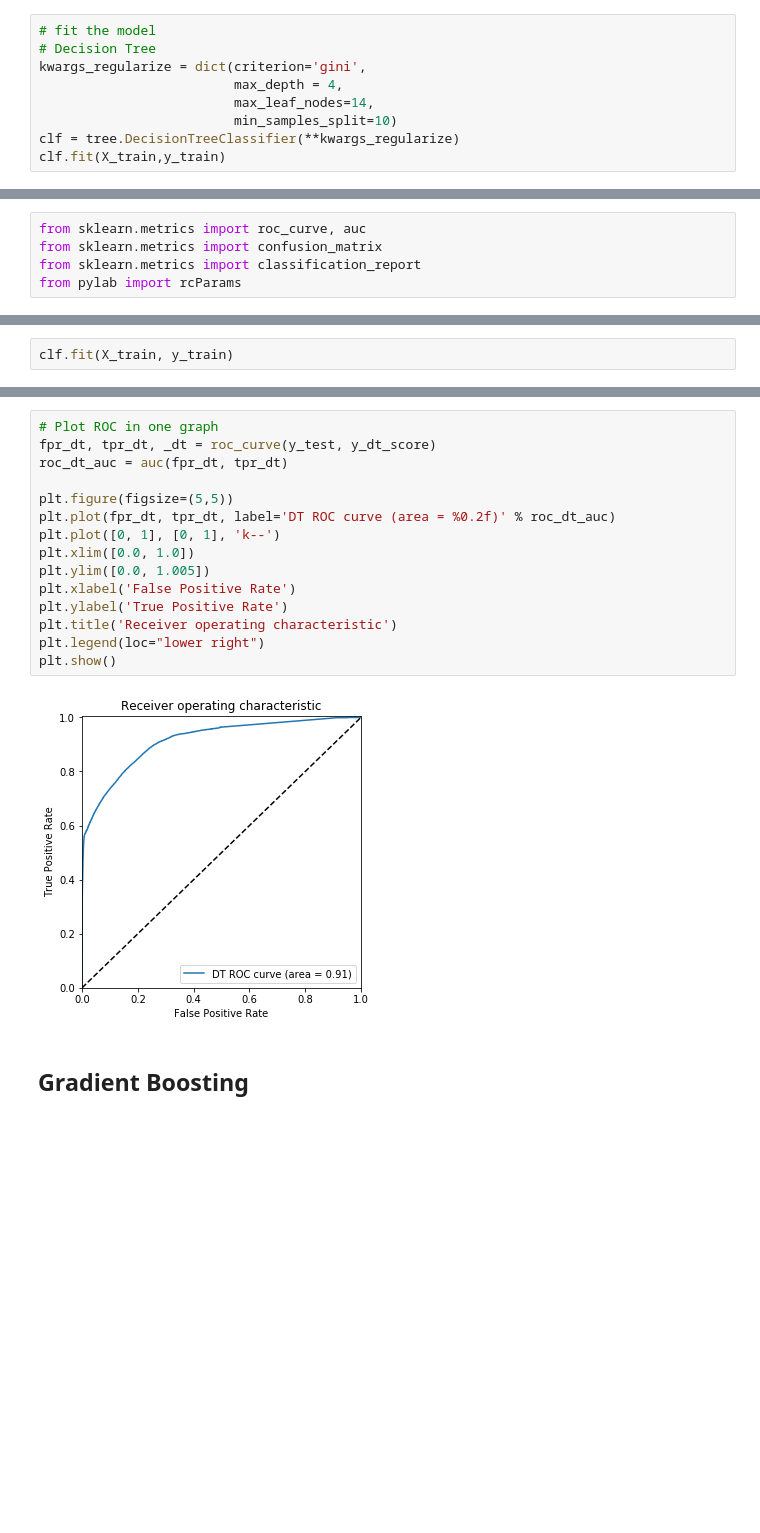
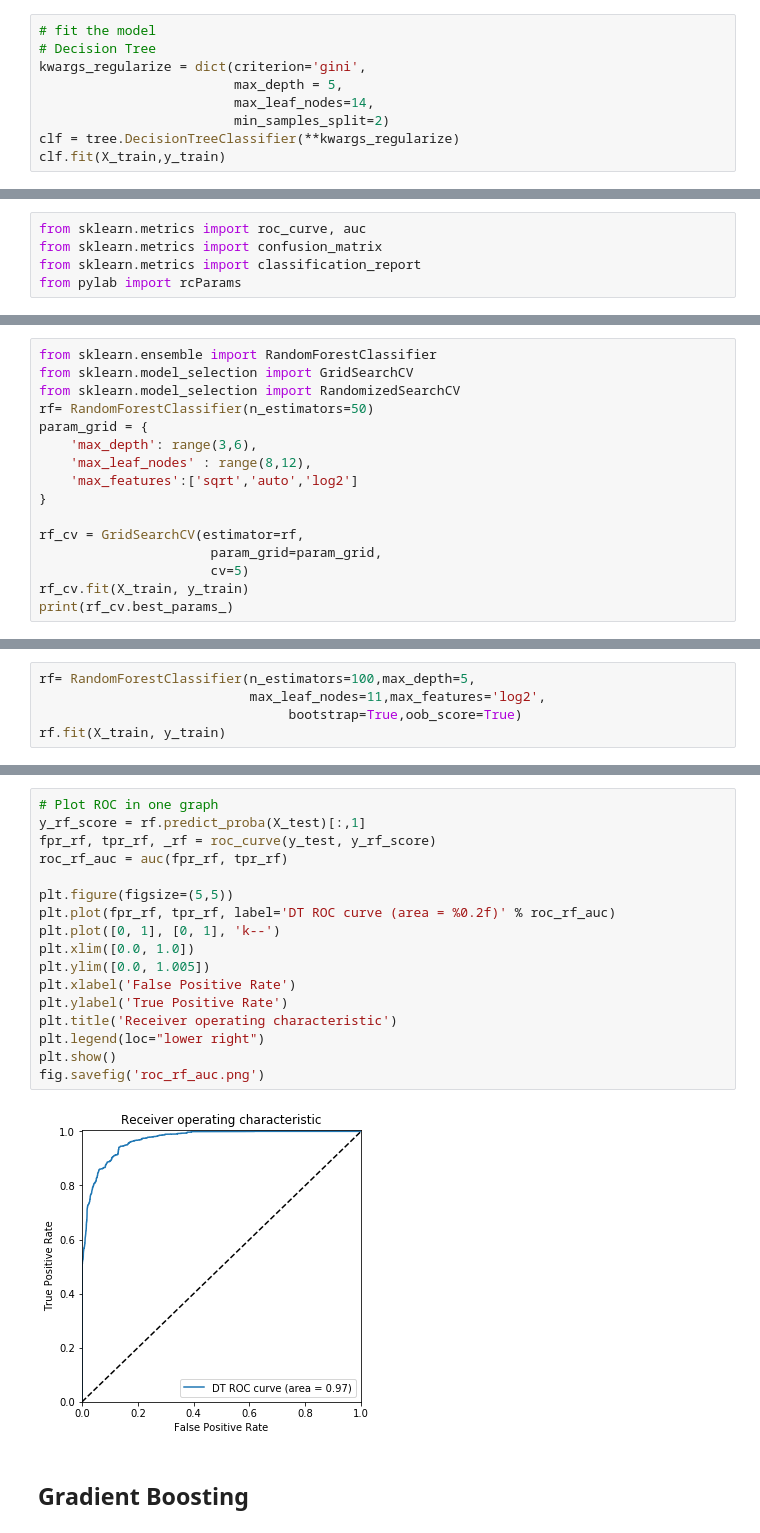
Before and after one commit to crystalxs/Human-or-Robot, a Jupyter notebook: final_project_checkin.ipynb, the cells around one changed output, grey strips where cells are left out. Saved outputs shown, nothing was run; the diff lists cells and outputs as text; blank space fills up the shorter version.

```diff
--- a/final_project_checkin.ipynb
+++ b/final_project_checkin.ipynb
@@ -280,9 +300,9 @@ from sklearn import tree
 # fit the model
 # Decision Tree
 kwargs_regularize = dict(criterion='gini',
-                         max_depth = 4,
+                         max_depth = 5,
                          max_leaf_nodes=14,
-                         min_samples_split=10)
+                         min_samples_split=2)
 clf = tree.DecisionTreeClassifier(**kwargs_regularize)
 clf.fit(X_train,y_train)
 # %% [output]
@@ -377,2 +392,0 @@ clf = MLPClassifier(solver='adam', activation='relu', learning_rate='adaptive',
-# %%
-clf.fit(X_train, y_train)
@@ -386,0 +395,16 @@ MLPClassifier(activation='relu', alpha=1e-05, batch_size='auto', beta_1=0.9,
+# %%
+from sklearn.ensemble import RandomForestClassifier
+from sklearn.model_selection import GridSearchCV
+from sklearn.model_selection import RandomizedSearchCV
+rf= RandomForestClassifier(n_estimators=50)
+param_grid = {
+    'max_depth': range(3,6),
+    'max_leaf_nodes' : range(8,12),
+    'max_features':['sqrt','auto','log2']
+}
+
+rf_cv = GridSearchCV(estimator=rf,
+                      param_grid=param_grid,
+                      cv=5)
+rf_cv.fit(X_train, y_train)
+print(rf_cv.best_params_)
@@ -386,0 +413,5 @@ MLPClassifier(activation='relu', alpha=1e-05, batch_size='auto', beta_1=0.9,
+# %%
+rf= RandomForestClassifier(n_estimators=100,max_depth=5,
+                           max_leaf_nodes=11,max_features='log2',
+                                bootstrap=True,oob_score=True)
+rf.fit(X_train, y_train)
@@ -406,19 +440,21 @@ weighted avg       0.89      0.80      0.83    613705
 # %%
 # Plot ROC in one graph
-fpr_dt, tpr_dt, _dt = roc_curve(y_test, y_dt_score)
-roc_dt_auc = auc(fpr_dt, tpr_dt)
+y_rf_score = rf.predict_proba(X_test)[:,1]
+fpr_rf, tpr_rf, _rf = roc_curve(y_test, y_rf_score)
+roc_rf_auc = auc(fpr_rf, tpr_rf)
 
 plt.figure(figsize=(5,5))
-plt.plot(fpr_dt, tpr_dt, label='DT ROC curve (area = %0.2f)' % roc_dt_auc)
+plt.plot(fpr_rf, tpr_rf, label='DT ROC curve (area = %0.2f)' % roc_rf_auc)
 plt.plot([0, 1], [0, 1], 'k--')
 plt.xlim([0.0, 1.0])
 plt.ylim([0.0, 1.005])
 plt.xlabel('False Positive Rate')
 plt.ylabel('True Positive Rate')
 plt.title('Receiver operating characteristic')
 plt.legend(loc="lower right")
 plt.show()
+fig.savefig('roc_rf_auc.png')
 # %% [output]
-[figure, old version]
+[figure, new version]
 # %% [markdown]
 ## Gradient Boosting
```
Also changed, not shown: parts of 36 cells of this notebook, 5 other files.
